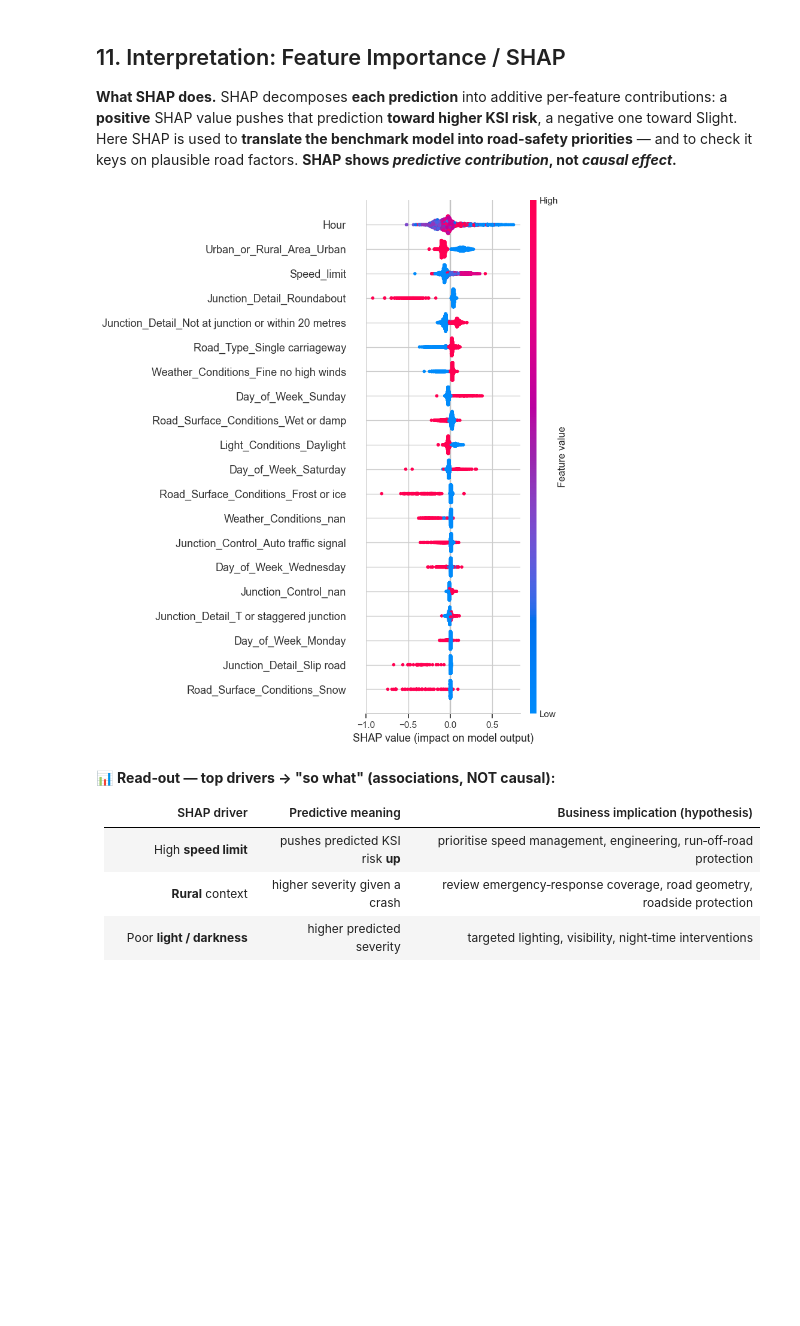
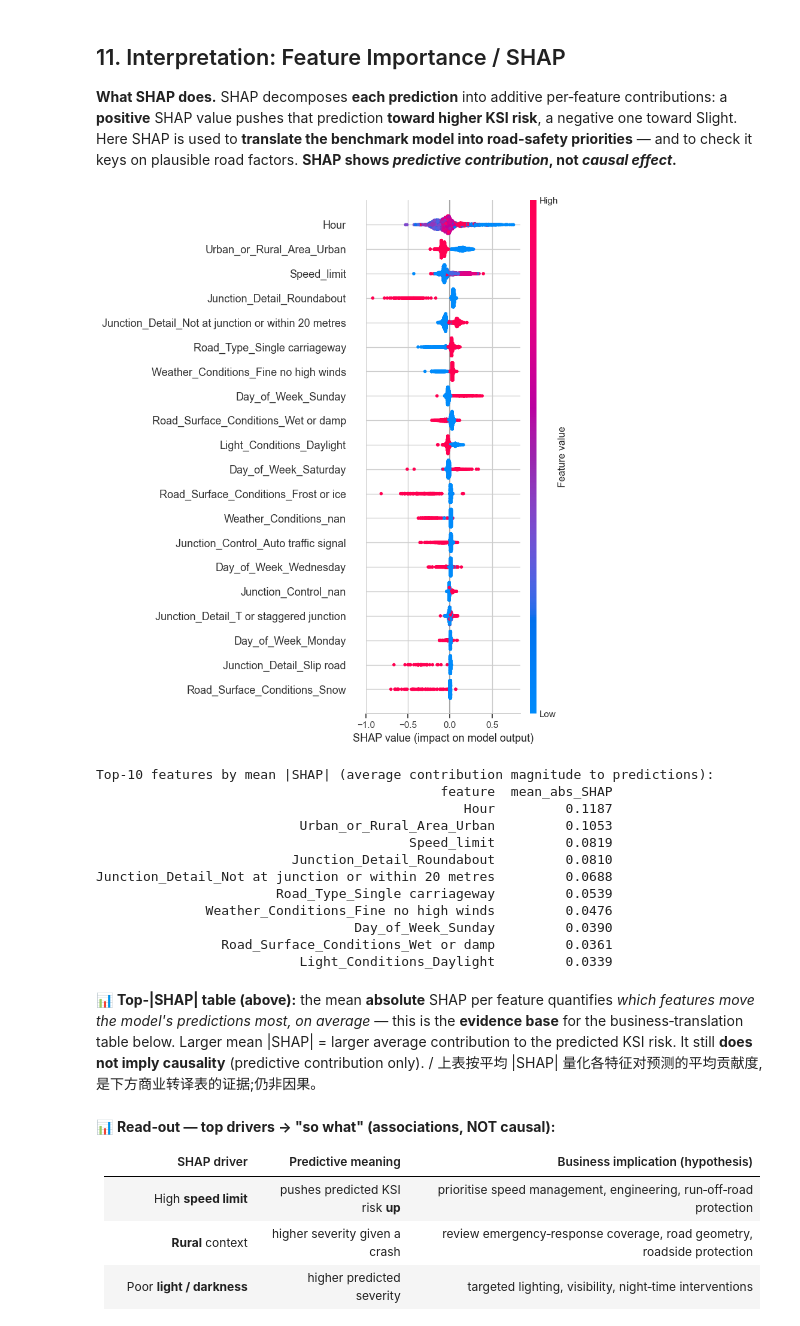
Before and after one commit to XilaiWang/DAAI-road-safety-ksi-analysis, a Jupyter notebook: road_safety_severity_analysis.ipynb, the cells around one changed output. Saved outputs shown, nothing was run; the diff lists cells and outputs as text; code cells hidden in the pictures; blank space fills up the shorter version.

```diff
--- a/road_safety_severity_analysis.ipynb
+++ b/road_safety_severity_analysis.ipynb
@@ -338,13 +348,14 @@ dev=work.Year==2021; te=work.Year==2022
 Xdev,Xte=X[dev.values],X[te.values]; ydev,yte=y[dev.values],y[te.values]
 grp=work.loc[dev.values,"_lad"].values
 Xtr,Xval,ytr,yval=train_test_split(Xdev,ydev,test_size=0.25,stratify=ydev,random_state=RANDOM_STATE)
+# class-imbalance weight is computed from the TRAINING split only (ytr) — never the 2022 hold-out
 def make():
     return {"LogReg (baseline)":Pipeline([("sc",StandardScaler(with_mean=False)),("clf",LogisticRegression(max_iter=2000,class_weight="balanced",random_state=RANDOM_STATE))]),
             "DecisionTree":DecisionTreeClassifier(max_depth=6,class_weight="balanced",random_state=RANDOM_STATE),
             "kNN":Pipeline([("sc",StandardScaler()),("clf",KNeighborsClassifier(n_neighbors=50,n_jobs=N_JOBS))]),
             "RandomForest (overfit demo)":RandomForestClassifier(n_estimators=200,n_jobs=N_JOBS,class_weight="balanced_subsample",random_state=RANDOM_STATE),
             "XGBoost (benchmark)":XGBClassifier(n_estimators=300,max_depth=5,learning_rate=0.05,subsample=0.9,colsample_bytree=0.9,
-                                    scale_pos_weight=(ydev==0).sum()/(ydev==1).sum(),eval_metric="aucpr",random_state=RANDOM_STATE,n_jobs=N_JOBS)}
+                                    scale_pos_weight=(ytr==0).sum()/(ytr==1).sum(),eval_metric="aucpr",random_state=RANDOM_STATE,n_jobs=N_JOBS)}
 print(f"Develop 2021 = {len(Xdev):,} (KSI {ydev.mean():.3f}) | Test 2022 = {len(Xte):,} (KSI {yte.mean():.3f}) | features {X.shape[1]}")
 # %% [output]
 Develop 2021 = 138,011 (KSI 0.146) | Test 2022 = 132,710 (KSI 0.140) | features 61
@@ -435,9 +448,28 @@ weighted avg      0.789     0.698     0.734    132710
 # %%
 xgb=make()[best].fit(Xtr,ytr)
 ex=shap.TreeExplainer(xgb); Xs=Xte.sample(min(3000,len(Xte)),random_state=RANDOM_STATE)
-shap.summary_plot(ex.shap_values(Xs),Xs,show=False); plt.savefig(OUTPUT/"shap_summary.png",dpi=120,bbox_inches="tight"); plt.show()
+sv=ex.shap_values(Xs)
+shap.summary_plot(sv,Xs,show=False); plt.savefig(OUTPUT/"shap_summary.png",dpi=120,bbox_inches="tight"); plt.show()
+top=pd.Series(np.abs(sv).mean(axis=0),index=Xs.columns).sort_values(ascending=False).head(10).round(4).reset_index()
+top.columns=["feature","mean_abs_SHAP"]
+print("Top-10 features by mean |SHAP| (average contribution magnitude to predictions):")
+print(top.to_string(index=False))
 # %% [output]
-[figure, old version]
+[figure, new version]
+Top-10 features by mean |SHAP| (average contribution magnitude to predictions):
+                                            feature  mean_abs_SHAP
+                                               Hour         0.1187
+                          Urban_or_Rural_Area_Urban         0.1053
+                                        Speed_limit         0.0819
+                         Junction_Detail_Roundabout         0.0810
+Junction_Detail_Not at junction or within 20 metres         0.0688
+                       Road_Type_Single carriageway         0.0539
+              Weather_Conditions_Fine no high winds         0.0476
+                                 Day_of_Week_Sunday         0.0390
+                Road_Surface_Conditions_Wet or damp         0.0361
+                          Light_Conditions_Daylight         0.0339
+# %% [markdown]
+📊 **Top‑|SHAP| table (above):** the mean **absolute** SHAP per feature quantifies *which features move the model's predictions most, on average* — this is the **evidence base** for the business‑translation table below. Larger mean |SHAP| = larger average contribution to the predicted KSI risk. It still **does not imply causality** (predictive contribution only). / 上表按平均 |SHAP| 量化各特征对预测的平均贡献度,是下方商业转译表的证据;仍非因果。
 # %% [markdown]
 📊 **Read‑out — top drivers → "so what" (associations, NOT causal):**
 
```
Also changed, not shown: parts of 16 cells of this notebook.
